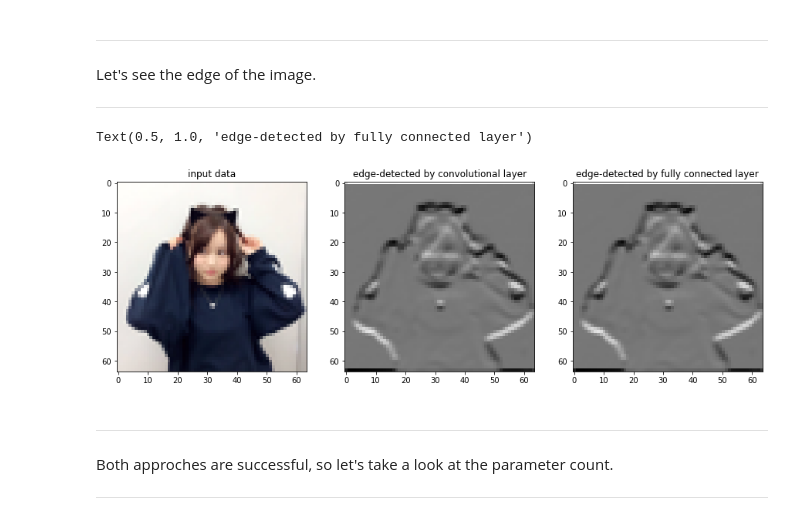
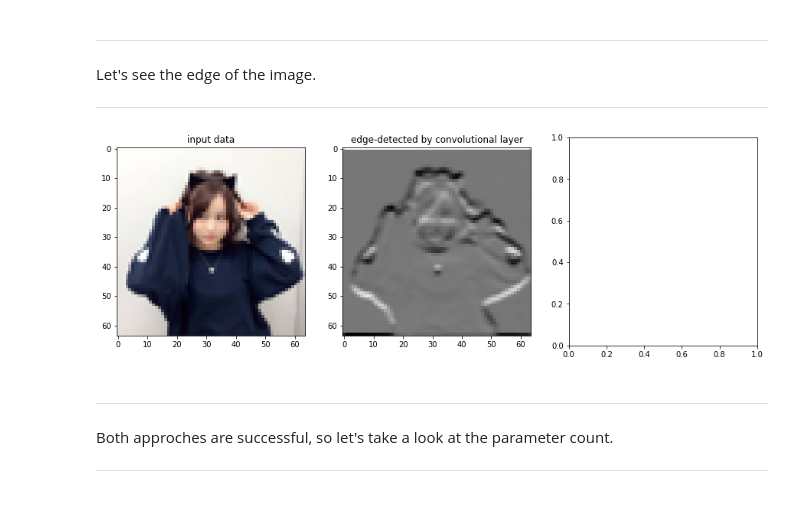
Before and after one commit to shinshoji01/gonken-lesson, a Jupyter notebook: 2020/10_Convolutional_Neural_Networks.ipynb, the cells around one changed output. Drawn from its saved outputs; the diff is of its cells as text; code cells hidden in the pictures.

```diff
--- a/2020/10_Convolutional_Neural_Networks.ipynb
+++ b/2020/10_Convolutional_Neural_Networks.ipynb
@@ -147,17 +147,16 @@ Let's see the edge of the image.
 # %%
 fig = plt.figure(figsize=(15, 5))
 ax = fig.add_subplot(1, 3, 1)
 ax.imshow(image_from_output(image)[0])
 ax.set_title("input data")
 ax = fig.add_subplot(1, 3, 2)
 ax.imshow(image_from_output(cl_vertical_filter(image))[0])
 ax.set_title("edge-detected by convolutional layer")
 ax = fig.add_subplot(1, 3, 3)
-ax.imshow(image_from_output(fc_vertical_filter(Flatten()(image)).view(1, -1, resize, resize))[0])
-ax.set_title("edge-detected by fully connected layer")
+# ax.imshow(image_from_output(fc_vertical_filter(Flatten()(image)).view(1, -1, resize, resize))[0])
+# ax.set_title("edge-detected by fully connected layer")
 # %% [output]
-Text(0.5, 1.0, 'edge-detected by fully connected layer')
-[figure, old version]
+[figure, new version]
 # %% [markdown]
 ---
 
```
Also changed, not shown: parts of 11 cells of this notebook.
